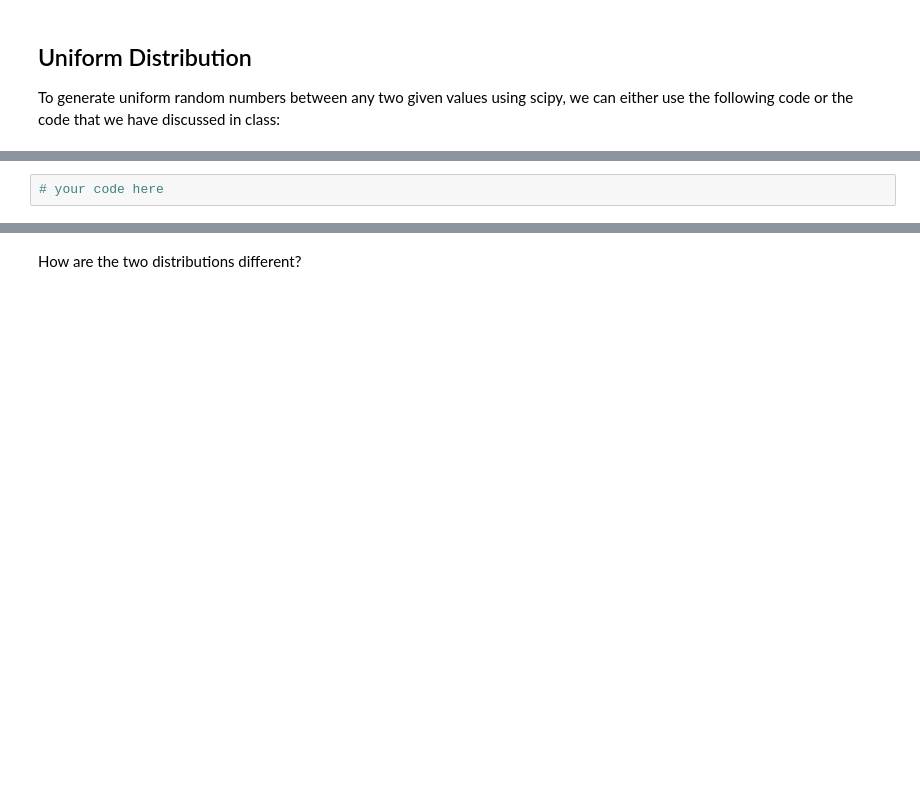
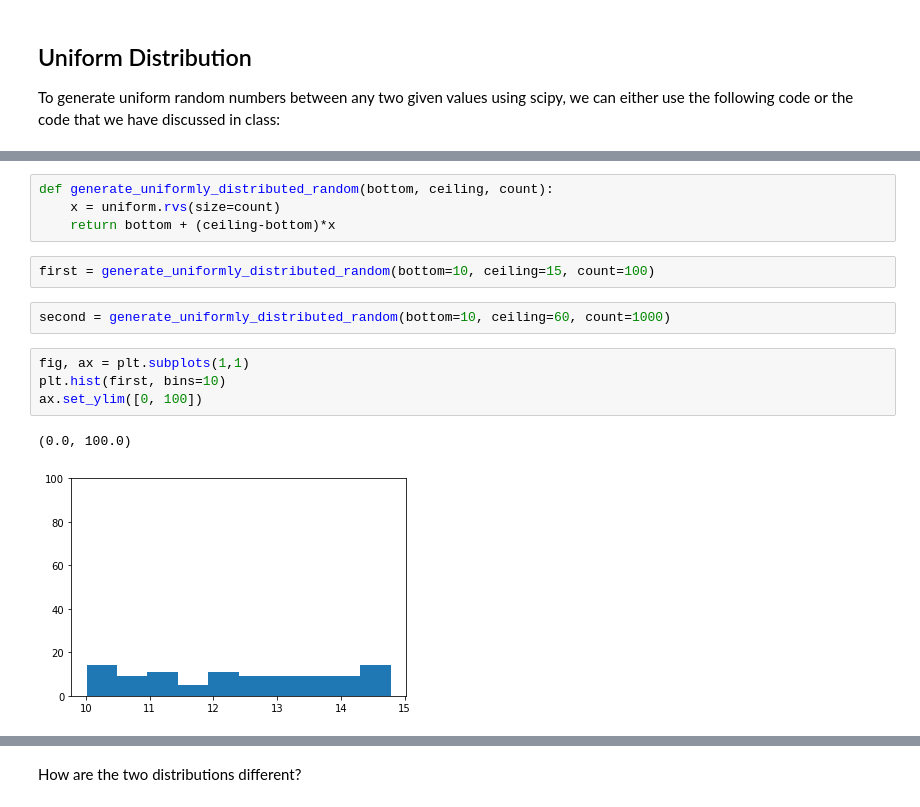
Before and after one commit to Ironhack-Data-Madrid-Enero-2021/lab-continuous-probability-distribution, a Jupyter notebook: your-code/main.ipynb, the cells around one changed output, grey strips where cells are left out. Cells and saved outputs as stored; diff of their text form; blank space fills up the shorter version.

```diff
--- a/your-code/main.ipynb
+++ b/your-code/main.ipynb
@@ -44,5 +51,18 @@ print(randoms)
 Your output should look like below:
 
 ![uniform distribution](ud.png)
-# %%
-# your code here
+# %%
+def generate_uniformly_distributed_random(bottom, ceiling, count):
+    x = uniform.rvs(size=count)
+    return bottom + (ceiling-bottom)*x
+# %%
+first = generate_uniformly_distributed_random(bottom=10, ceiling=15, count=100)
+# %%
+second = generate_uniformly_distributed_random(bottom=10, ceiling=60, count=1000)
+# %%
+fig, ax = plt.subplots(1,1)
+plt.hist(first, bins=10)
+ax.set_ylim([0, 100])
+# %% [output]
+(0.0, 100.0)
+[figure, added]
```
Also changed, not shown: parts of 44 cells of this notebook.
